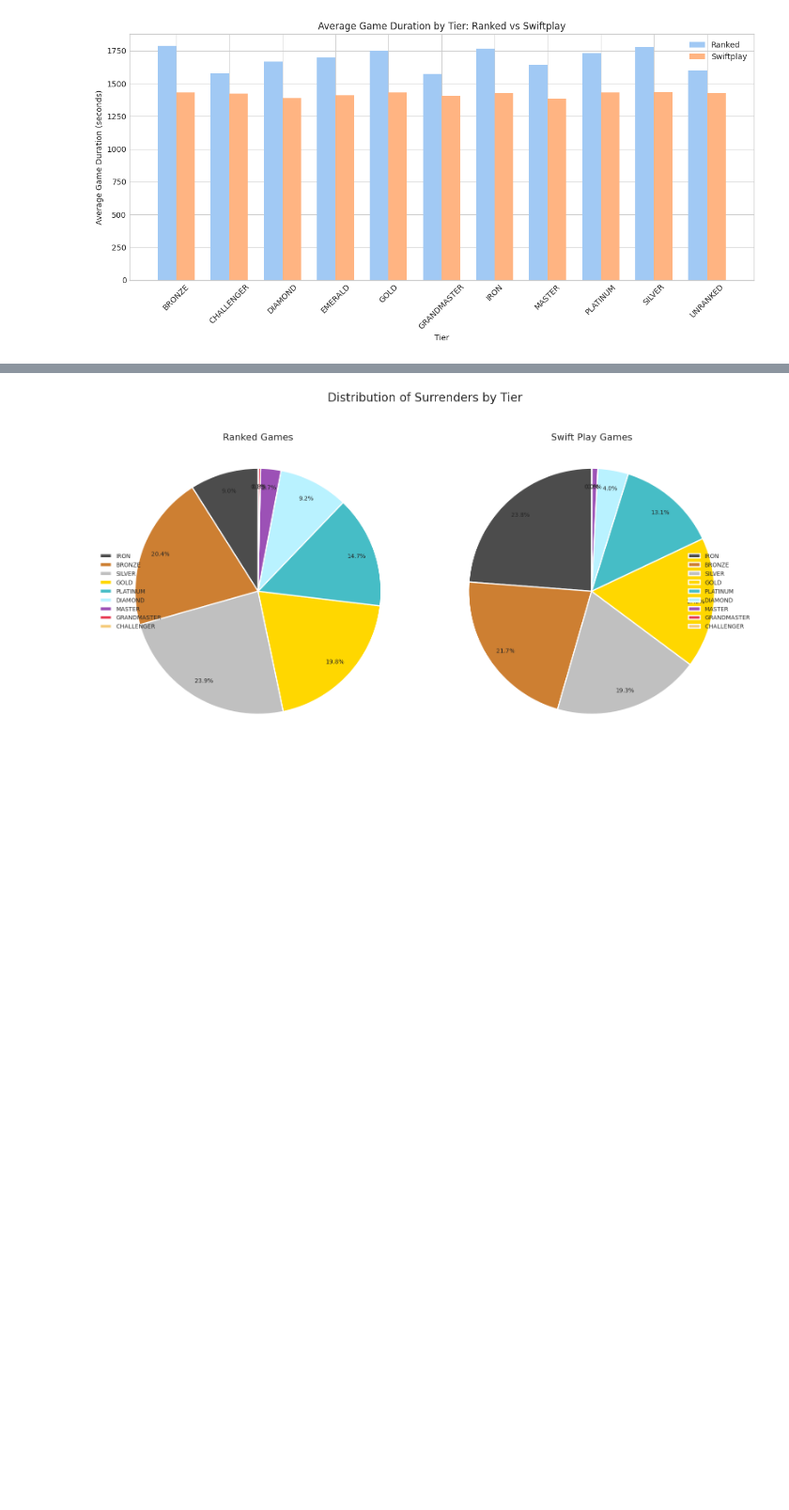
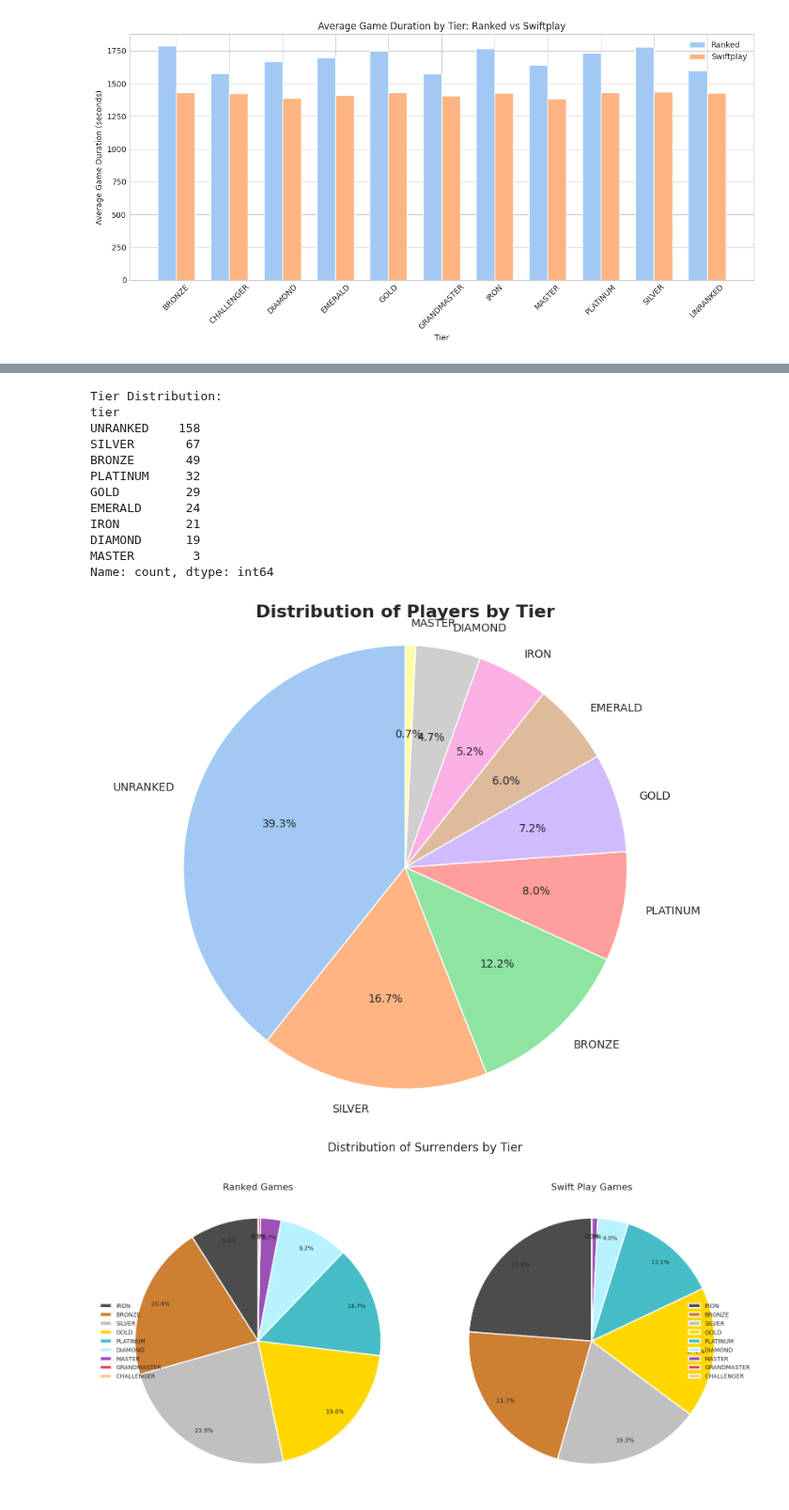
Before and after one commit to mdcUM/swiftplay-analysis, a Jupyter notebook: speed_and_duration_analysis.ipynb, the cells around one changed output, grey strips where cells are left out. Shown at 94% size. Saved outputs shown, nothing was run; the diff lists cells and outputs as text; code cells hidden in the pictures; blank space fills up the shorter version.

Commit message:
player counts

```diff
--- a/speed_and_duration_analysis.ipynb
+++ b/speed_and_duration_analysis.ipynb
@@ -350,3 +342,31 @@ Swiftplay - Regular Surrender: 39.67%
+# %%
+tier_counts = player_data['tier'].value_counts()
+
+plt.figure(figsize=(10, 8))
+sns.set_style("whitegrid")
+
+plt.pie(tier_counts.values, labels=tier_counts.index, autopct='%1.1f%%',
+        colors=sns.color_palette('pastel'),
+        startangle=90,
+        wedgeprops={'edgecolor': 'white', 'linewidth': 1})
+plt.title('Distribution of Players by Tier', fontsize=16, fontweight='bold')
+plt.axis('equal')
+print("Tier Distribution:")
+print(tier_counts)
+# %% [output]
+Tier Distribution:
+tier
+UNRANKED    158
+SILVER       67
+BRONZE       49
+PLATINUM     32
+GOLD         29
+EMERALD      24
+IRON         21
+DIAMOND      19
+MASTER        3
+Name: count, dtype: int64
+[figure, added]
 # %%
 import seaborn as sns
 
```
Also changed, not shown: parts of 3 cells of this notebook.
